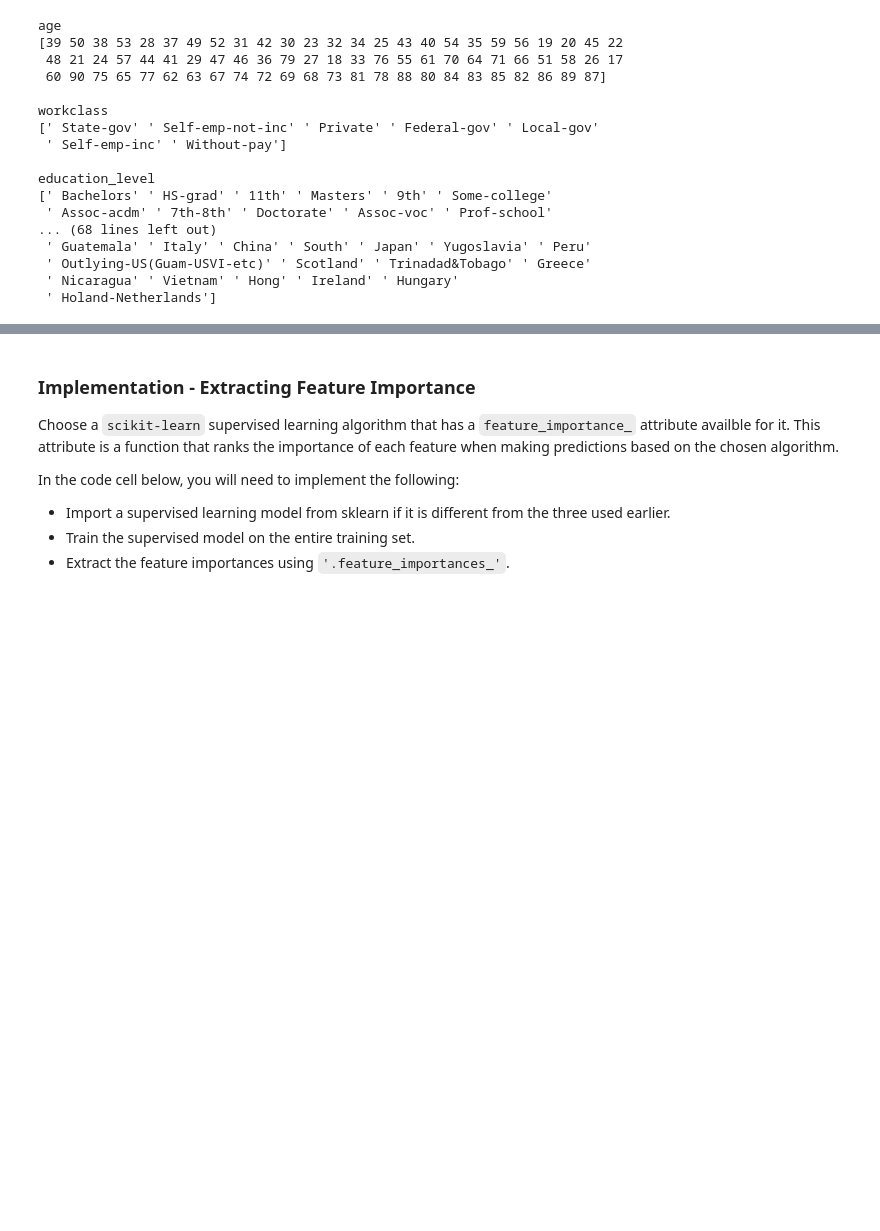
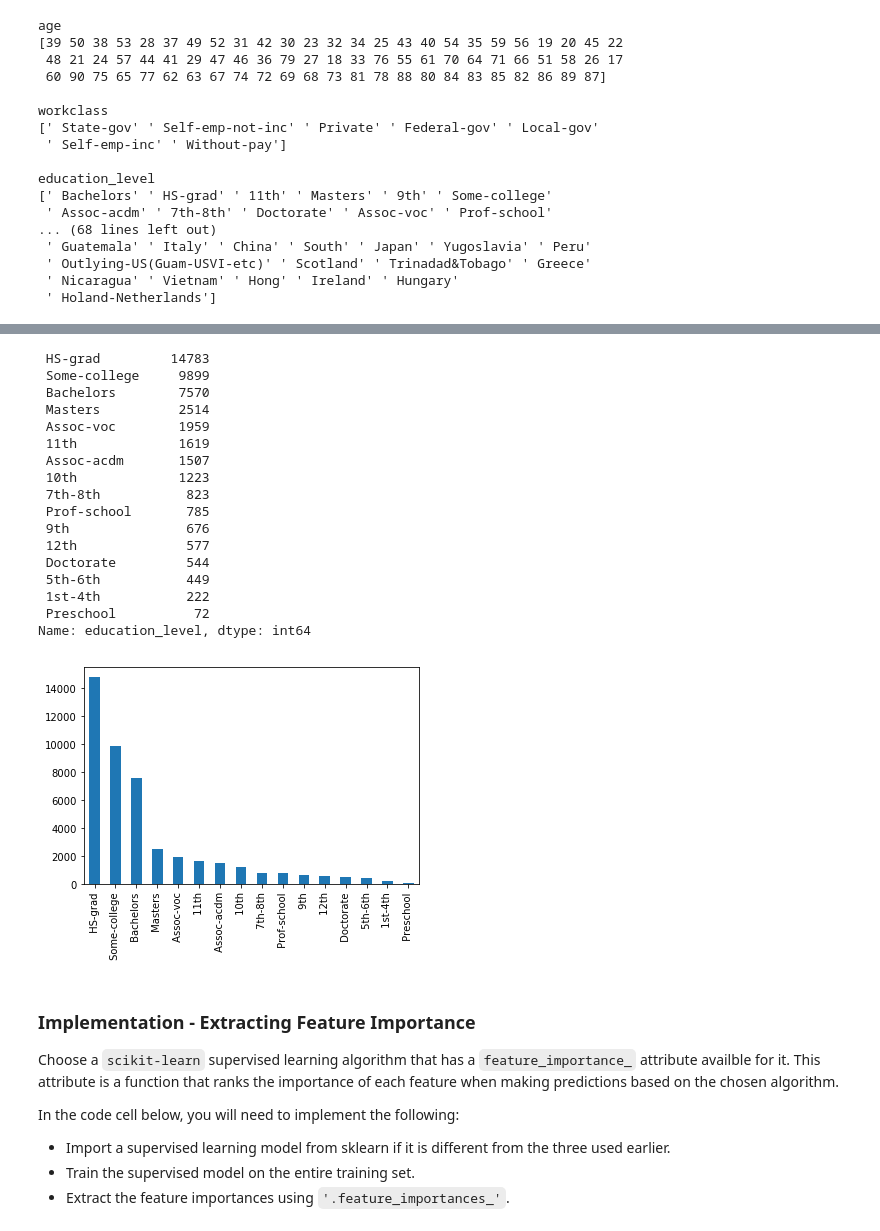
Before and after one commit to vhquang/machine-learning, a Jupyter notebook: projects/finding_donors/finding_donors.ipynb, the cells around one changed output, grey strips where cells are left out. Saved outputs shown, nothing was run; the diff lists cells and outputs as text; code cells hidden in the pictures; blank space fills up the shorter version.

```diff
--- a/projects/finding_donors/finding_donors.ipynb
+++ b/projects/finding_donors/finding_donors.ipynb
@@ -617,3 +626,26 @@ education_level
+# %%
+s = features_raw['education_level'].value_counts()
+s.plot(kind='bar', rot=90)
+s
+# %% [output]
+ HS-grad         14783
+ Some-college     9899
+ Bachelors        7570
+ Masters          2514
+ Assoc-voc        1959
+ 11th             1619
+ Assoc-acdm       1507
+ 10th             1223
+ 7th-8th           823
+ Prof-school       785
+ 9th               676
+ 12th              577
+ Doctorate         544
+ 5th-6th           449
+ 1st-4th           222
+ Preschool          72
+Name: education_level, dtype: int64
+[figure, added]
 # %% [markdown]
 ### Implementation - Extracting Feature Importance
 Choose a `scikit-learn` supervised learning algorithm that has a `feature_importance_` attribute availble for it. This attribute is a function that ranks the importance of each feature when making predictions based on the chosen algorithm.
```
Also changed, not shown: parts of 6 cells of this notebook, 1 other file.
